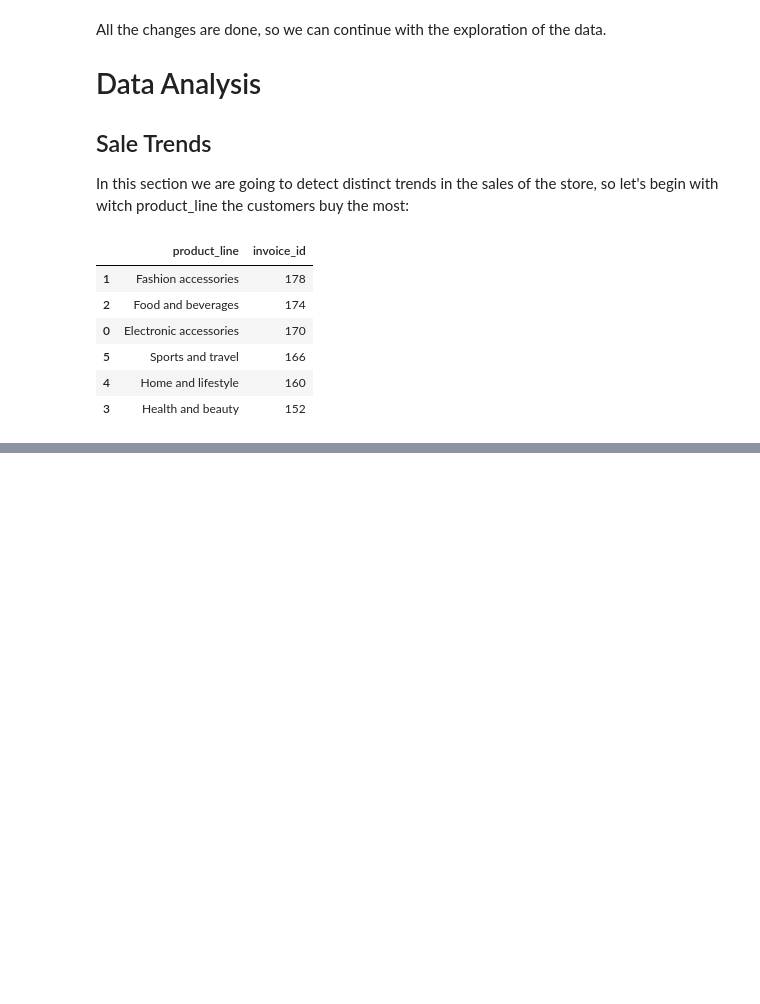
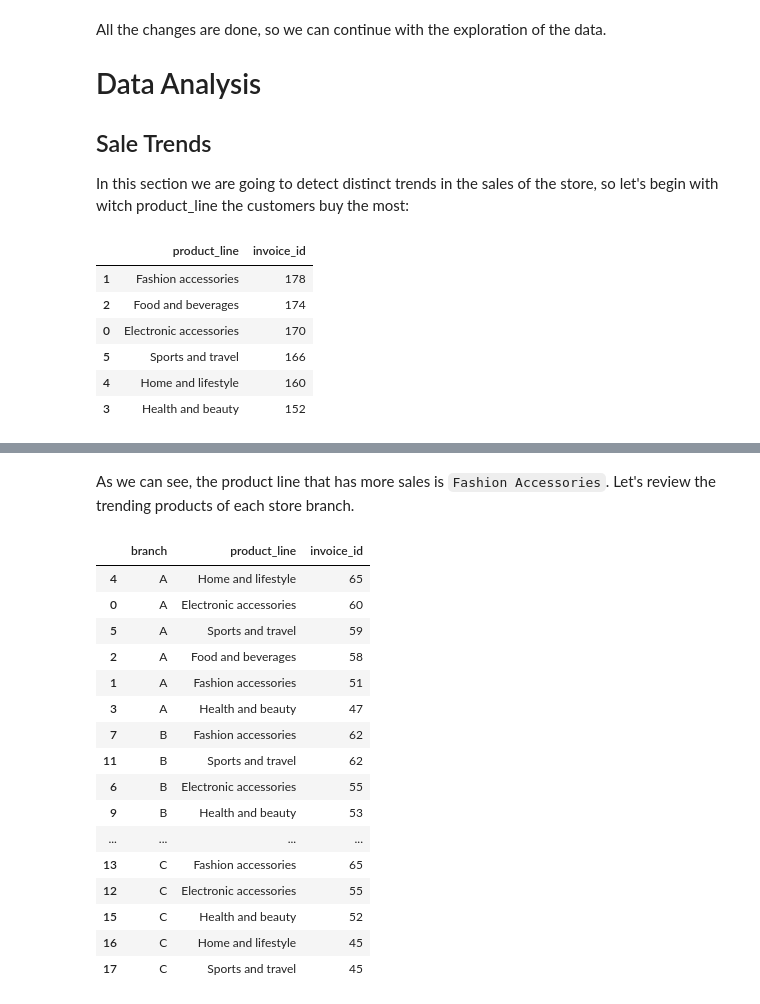
Before and after one commit to PPJQ/StoreAnalysis, a Jupyter notebook: StoreAnalysis.ipynb, the cells around one changed output, grey strips where cells are left out. Cells and saved outputs as stored; diff of their text form; code cells hidden in the pictures; blank space fills up the shorter version.

```diff
--- a/StoreAnalysis.ipynb
+++ b/StoreAnalysis.ipynb
@@ -255,0 +256,25 @@ plt.show()
+# %% [markdown]
+As we can see, the product line that has more sales is `Fashion Accessories`. Let's review the trending products of each store branch.
+# %%
+# Grouping by branch, product line and sales
+branch_product_trend = df.groupby(['branch','product_line'], as_index=False).agg({'invoice_id': 'count'}).sort_values(by=['branch','invoice_id'], ascending=[True, False])
+
+branch_product_trend
+# %% [output]
+|  | branch | product_line | invoice_id |
+| 4 | A | Home and lifestyle | 65 |
+| 0 | A | Electronic accessories | 60 |
+| 5 | A | Sports and travel | 59 |
+| 2 | A | Food and beverages | 58 |
+| 1 | A | Fashion accessories | 51 |
+| 3 | A | Health and beauty | 47 |
+| 7 | B | Fashion accessories | 62 |
+| 11 | B | Sports and travel | 62 |
+| 6 | B | Electronic accessories | 55 |
+| 9 | B | Health and beauty | 53 |
+| ... | ... | ... | ... |
+| 13 | C | Fashion accessories | 65 |
+| 12 | C | Electronic accessories | 55 |
+| 15 | C | Health and beauty | 52 |
+| 16 | C | Home and lifestyle | 45 |
+| 17 | C | Sports and travel | 45 |
```
Also changed, not shown: parts of 6 cells of this notebook, 3 other files.
